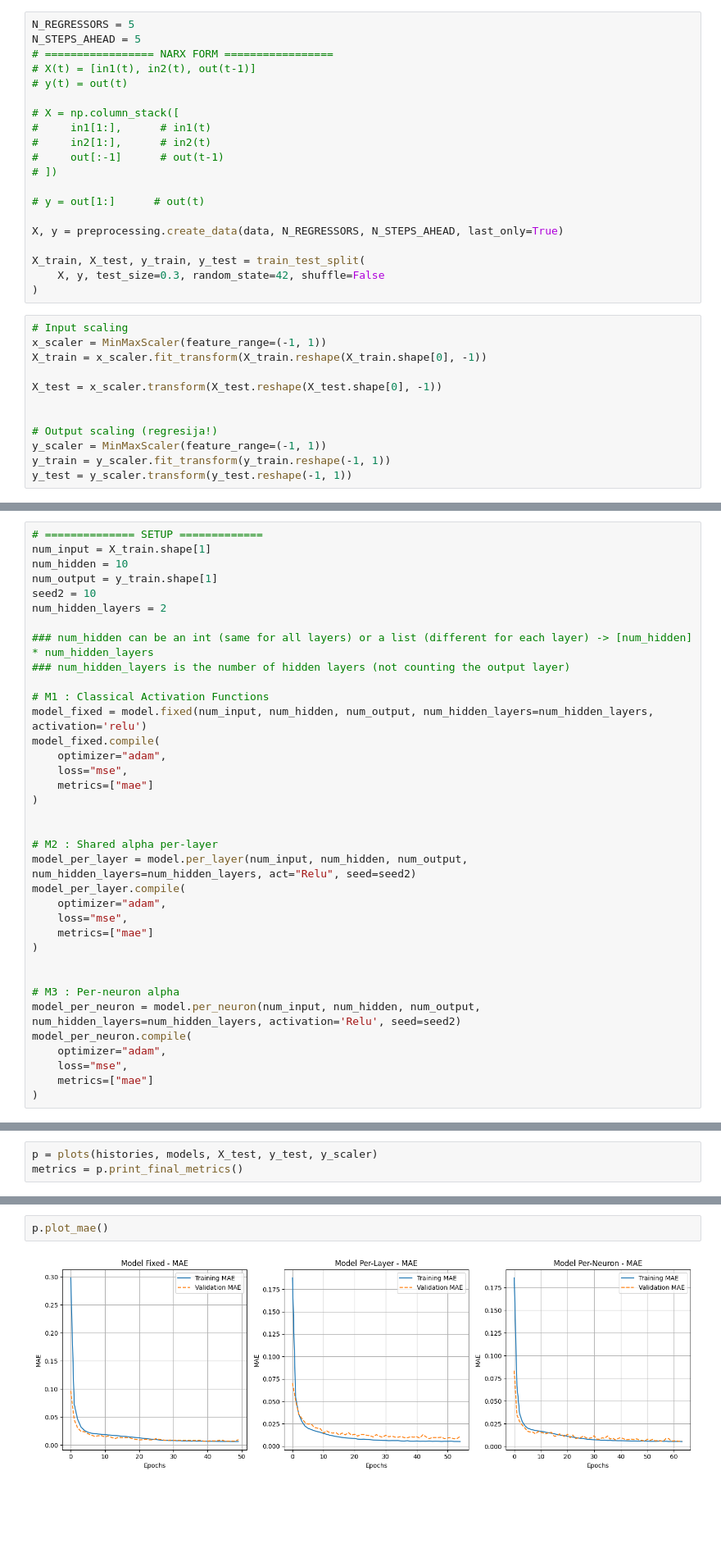
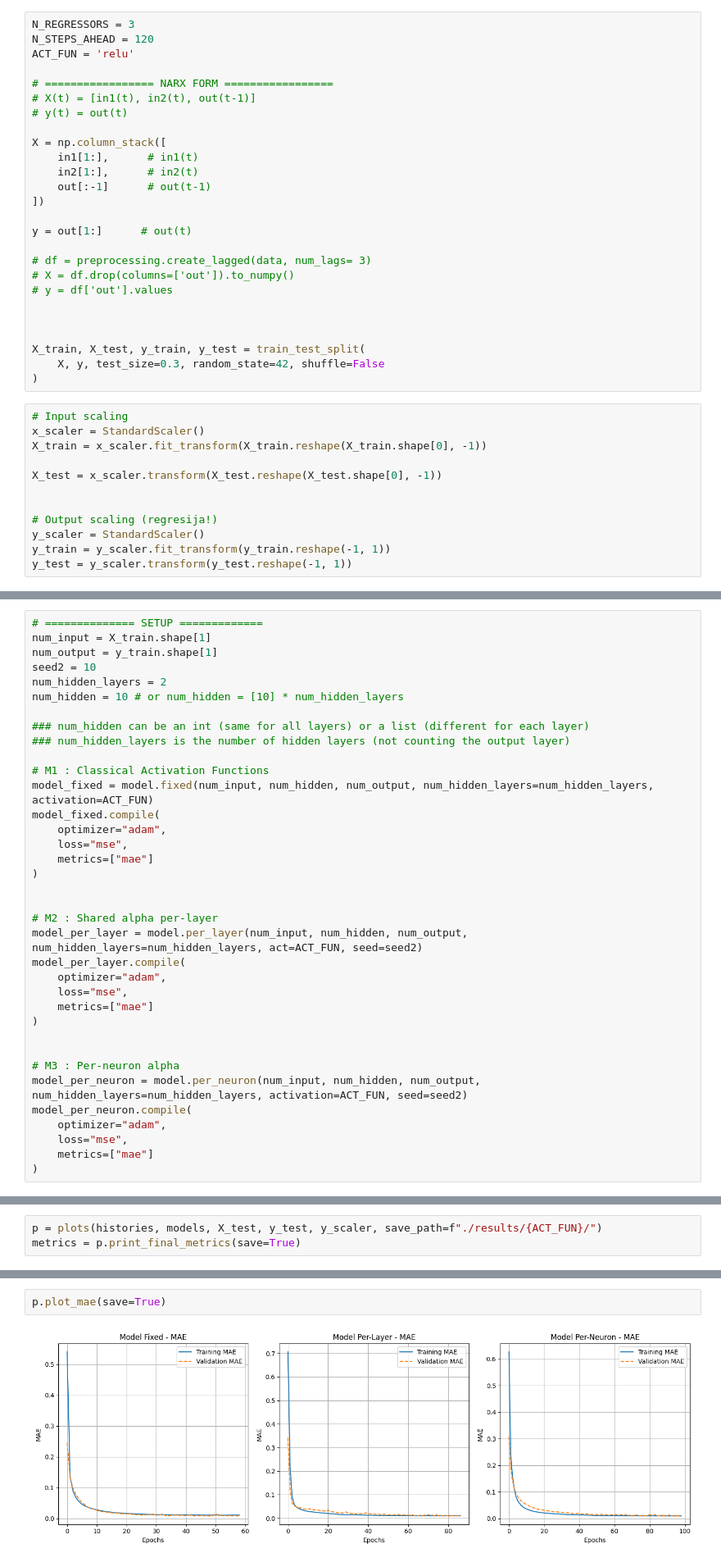
Before and after one commit to Immaioz/FONN, a Jupyter notebook: Example FO.ipynb, the cells around one changed output, grey strips where cells are left out. Shown at 82% size. Saved outputs shown, nothing was run; the diff lists cells and outputs as text; blank space fills up the shorter version.

```diff
--- a/Example FO.ipynb
+++ b/Example FO.ipynb
@@ -26,32 +20,38 @@ To enable the following instructions: AVX2 AVX_VNNI FMA, in other operations, re
 # %%
-N_REGRESSORS = 5
-N_STEPS_AHEAD = 5
+N_REGRESSORS = 3
+N_STEPS_AHEAD = 120
+ACT_FUN = 'relu'
+
 # ================= NARX FORM =================
 # X(t) = [in1(t), in2(t), out(t-1)]
 # y(t) = out(t)
 
-# X = np.column_stack([
-#     in1[1:],      # in1(t)
-#     in2[1:],      # in2(t)
-#     out[:-1]      # out(t-1)
-# ])
+X = np.column_stack([
+    in1[1:],      # in1(t)
+    in2[1:],      # in2(t)
+    out[:-1]      # out(t-1)
+])
 
-# y = out[1:]      # out(t)
+y = out[1:]      # out(t)
 
-X, y = preprocessing.create_data(data, N_REGRESSORS, N_STEPS_AHEAD, last_only=True)
+# df = preprocessing.create_lagged(data, num_lags= 3)
+# X = df.drop(columns=['out']).to_numpy()
+# y = df['out'].values
+
+
 
 X_train, X_test, y_train, y_test = train_test_split(
     X, y, test_size=0.3, random_state=42, shuffle=False
 )
 # %%
 # Input scaling
-x_scaler = MinMaxScaler(feature_range=(-1, 1))
+x_scaler = StandardScaler()
 X_train = x_scaler.fit_transform(X_train.reshape(X_train.shape[0], -1))
 
 X_test = x_scaler.transform(X_test.reshape(X_test.shape[0], -1))
 
 
 # Output scaling (regresija!)
-y_scaler = MinMaxScaler(feature_range=(-1, 1))
+y_scaler = StandardScaler()
 y_train = y_scaler.fit_transform(y_train.reshape(-1, 1))
 y_test = y_scaler.transform(y_test.reshape(-1, 1))
@@ -61,16 +58,16 @@ y_test = y_scaler.transform(y_test.reshape(-1, 1))
 # %%
 # ============== SETUP =============
 num_input = X_train.shape[1]
-num_hidden = 10
 num_output = y_train.shape[1]
 seed2 = 10
 num_hidden_layers = 2
+num_hidden = 10 # or num_hidden = [10] * num_hidden_layers
 
-### num_hidden can be an int (same for all layers) or a list (different for each layer) -> [num_hidden] * num_hidden_layers
+### num_hidden can be an int (same for all layers) or a list (different for each layer)
 ### num_hidden_layers is the number of hidden layers (not counting the output layer)
 
 # M1 : Classical Activation Functions
-model_fixed = model.fixed(num_input, num_hidden, num_output, num_hidden_layers=num_hidden_layers, activation='relu')
+model_fixed = model.fixed(num_input, num_hidden, num_output, num_hidden_layers=num_hidden_layers, activation=ACT_FUN)
 model_fixed.compile(
     optimizer="adam",
     loss="mse",
@@ -79,7 +76,7 @@ model_fixed.compile(
 
 
 # M2 : Shared alpha per-layer
-model_per_layer = model.per_layer(num_input, num_hidden, num_output, num_hidden_layers=num_hidden_layers, act="Relu", seed=seed2)
+model_per_layer = model.per_layer(num_input, num_hidden, num_output, num_hidden_layers=num_hidden_layers, act=ACT_FUN, seed=seed2)
 model_per_layer.compile(
     optimizer="adam",
     loss="mse",
@@ -88,7 +85,7 @@ model_per_layer.compile(
 
 
 # M3 : Per-neuron alpha
-model_per_neuron = model.per_neuron(num_input, num_hidden, num_output, num_hidden_layers=num_hidden_layers, activation='Relu', seed=seed2)
+model_per_neuron = model.per_neuron(num_input, num_hidden, num_output, num_hidden_layers=num_hidden_layers, activation=ACT_FUN, seed=seed2)
 model_per_neuron.compile(
     optimizer="adam",
     loss="mse",
@@ -165,6 +156,6 @@ model.plot_alpha_comparison(alpha_before, alpha_after)
 # %%
-p = plots(histories, models, X_test, y_test, y_scaler)
-metrics = p.print_final_metrics()
+p = plots(histories, models, X_test, y_test, y_scaler, save_path=f"./results/{ACT_FUN}/")
+metrics = p.print_final_metrics(save=True)
 # %% [output]
 ============================================================
 FINAL EVALUATION METRICS
@@ -200,5 +195,5 @@ p.plot_history()
 # %%
-p.plot_mae()
+p.plot_mae(save=True)
 # %% [output]
-[figure, old version]
+[figure, new version]
 # %%
```
Also changed, not shown: parts of 14 cells of this notebook, 3 other files.
